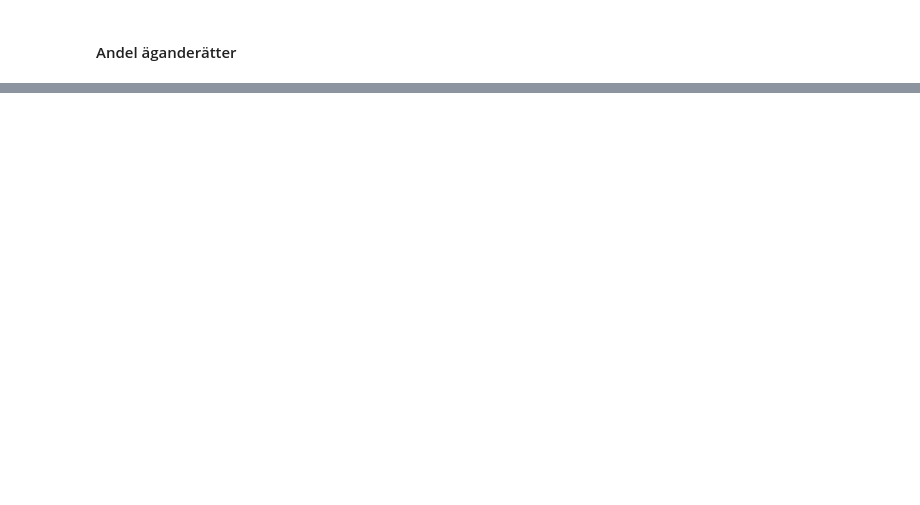
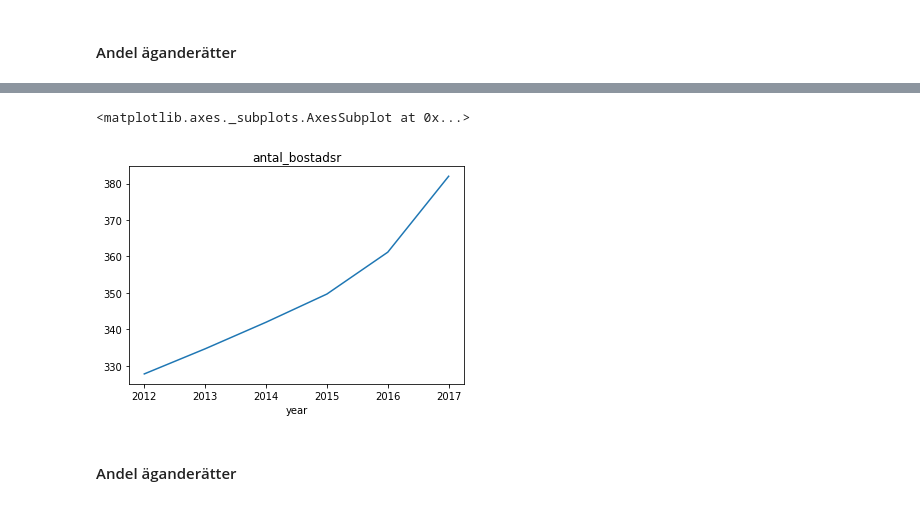
Before and after one commit to geoinfobyran/sodertornsmodellen-update, a Jupyter notebook: andel_aegender.ipynb, the cells around one changed output, grey strips where cells are left out. Cells and saved outputs as stored; diff of their text form; code cells hidden in the pictures; blank space fills up the shorter version.

```diff
--- a/andel_aegender.ipynb
+++ b/andel_aegender.ipynb
@@ -169,0 +191,9 @@ out['year'] = pd.to_datetime(out['year'].astype('str'))
+# %%
+out[concept] = out[concept].astype(float)
+out['year'] = pd.to_datetime(out['year'].astype('str'))
+(out.groupby('year').mean()[concept]).plot(title=concept)
+# %% [output]
+<matplotlib.axes._subplots.AxesSubplot at 0x...>
+[figure, added]
+# %% [markdown]
+#### Andel äganderätter
```
Also changed, not shown: parts of 19 cells of this notebook, 3 other files.
